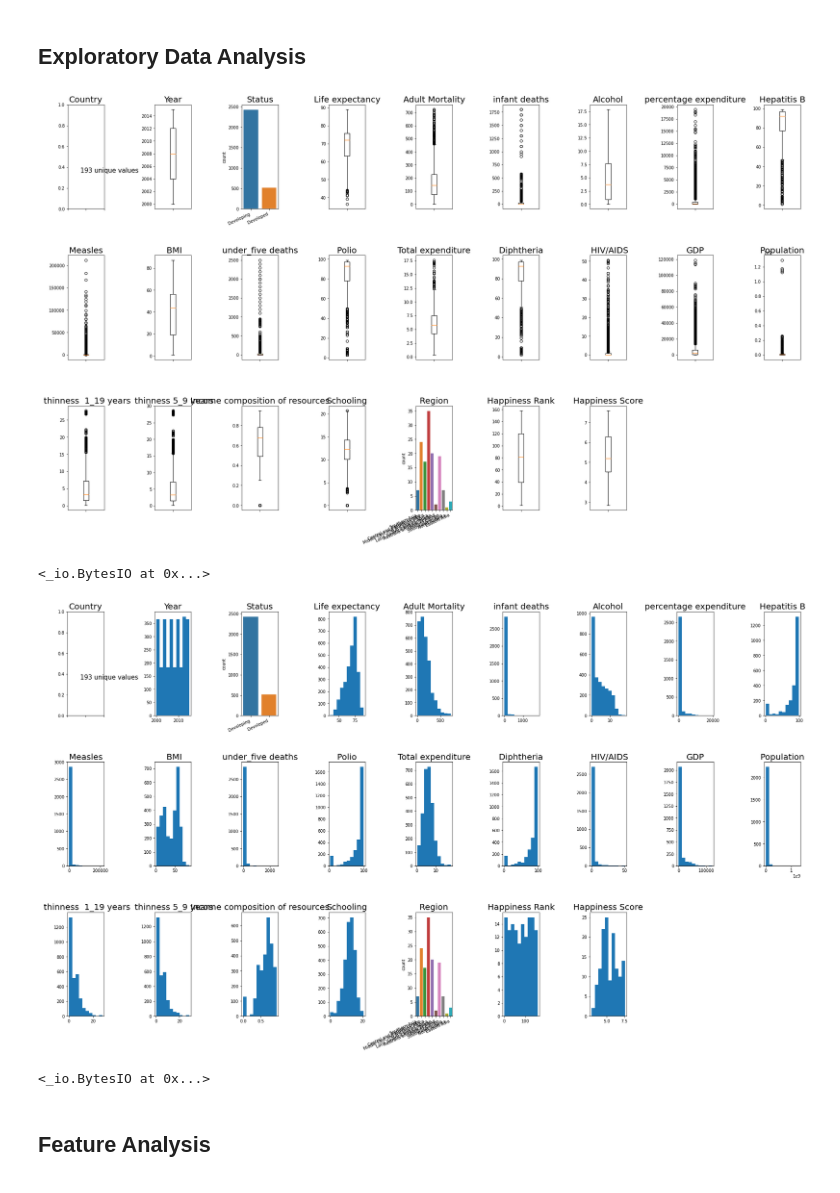
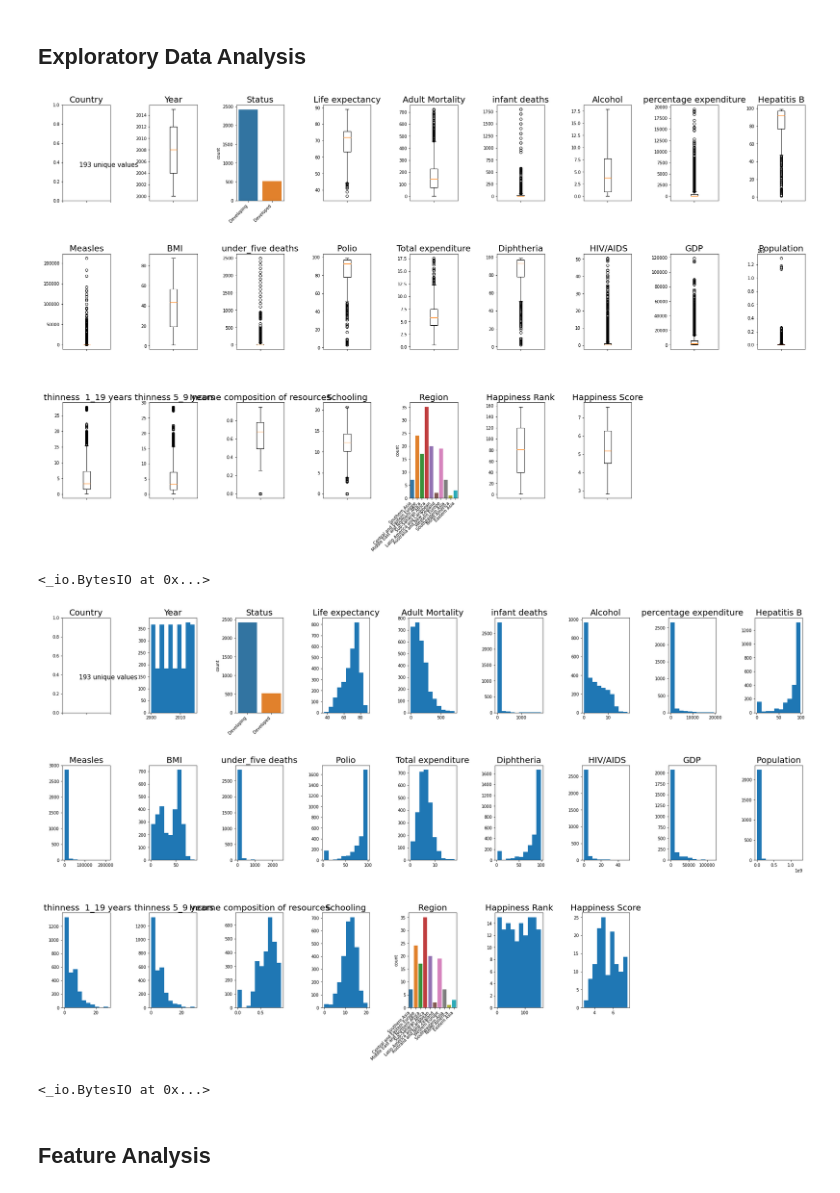
Before and after one commit to GeoPapa12/github_sample_projects, a Jupyter notebook: Life Expectancy/Life_Expectancy_PDF_auto_Reporting.ipynb, the cells around one changed output. Cells and saved outputs as stored; diff of their text form; code cells hidden in the pictures.

```diff
--- a/Life Expectancy/Life_Expectancy_PDF_auto_Reporting.ipynb
+++ b/Life Expectancy/Life_Expectancy_PDF_auto_Reporting.ipynb
@@ -119,7 +119,7 @@ def box_hist_EDA_plots(df, plot_type='boxplot', target_att='', no_rows=-1):
                     plt.text(0.35, 10, str(map_dict), size=15)
                 else:  # count plot
                     sp = sns.countplot(x=col, data=df_copy)
-                    plt.setp(sp.get_xticklabels(), ha="right", rotation=25, fontsize=10)
+                    plt.setp(sp.get_xticklabels(), ha="right", rotation=45, fontsize=10)
                     sp.set(xlabel=None)
 
             else:  # empty plot
@@ -134,16 +134,16 @@ def box_hist_EDA_plots(df, plot_type='boxplot', target_att='', no_rows=-1):
 # %%
 plt_obj = box_hist_EDA_plots(df, no_rows=3)
 PDF.add_text("Box Plot", style="Heading1", fontsize=24)
-PDF.image_in_PDF(plt_obj, x=6, y=3)
+PDF.image_in_PDF(plt_obj, x=7, y=4)
 # %% [output]
-[figure, old version]
+[figure, new version]
 <_io.BytesIO at 0x...>
 # %%
 plt_obj = box_hist_EDA_plots(df, 'hist', no_rows=3)
 PDF.add_text("Hist Plot", style="Heading1", fontsize=24)
-PDF.image_in_PDF(plt_obj, x=6, y=3)
+PDF.image_in_PDF(plt_obj, x=7, y=4)
 # %% [output]
-[figure, old version]
+[figure, new version]
 <_io.BytesIO at 0x...>
 # %% [markdown]
 ## Feature Analysis
```
Also changed, not shown: parts of 3 cells of this notebook, 22 other files.
